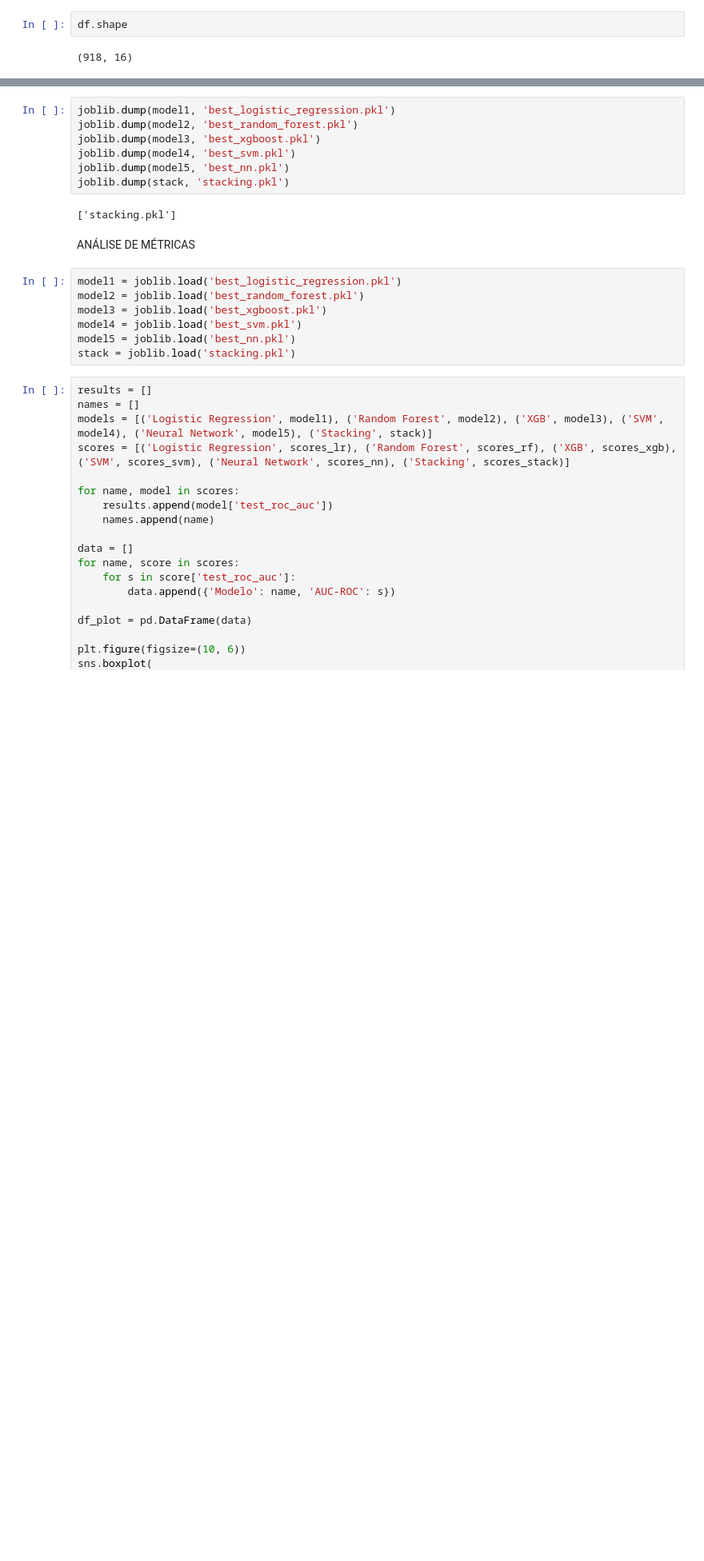
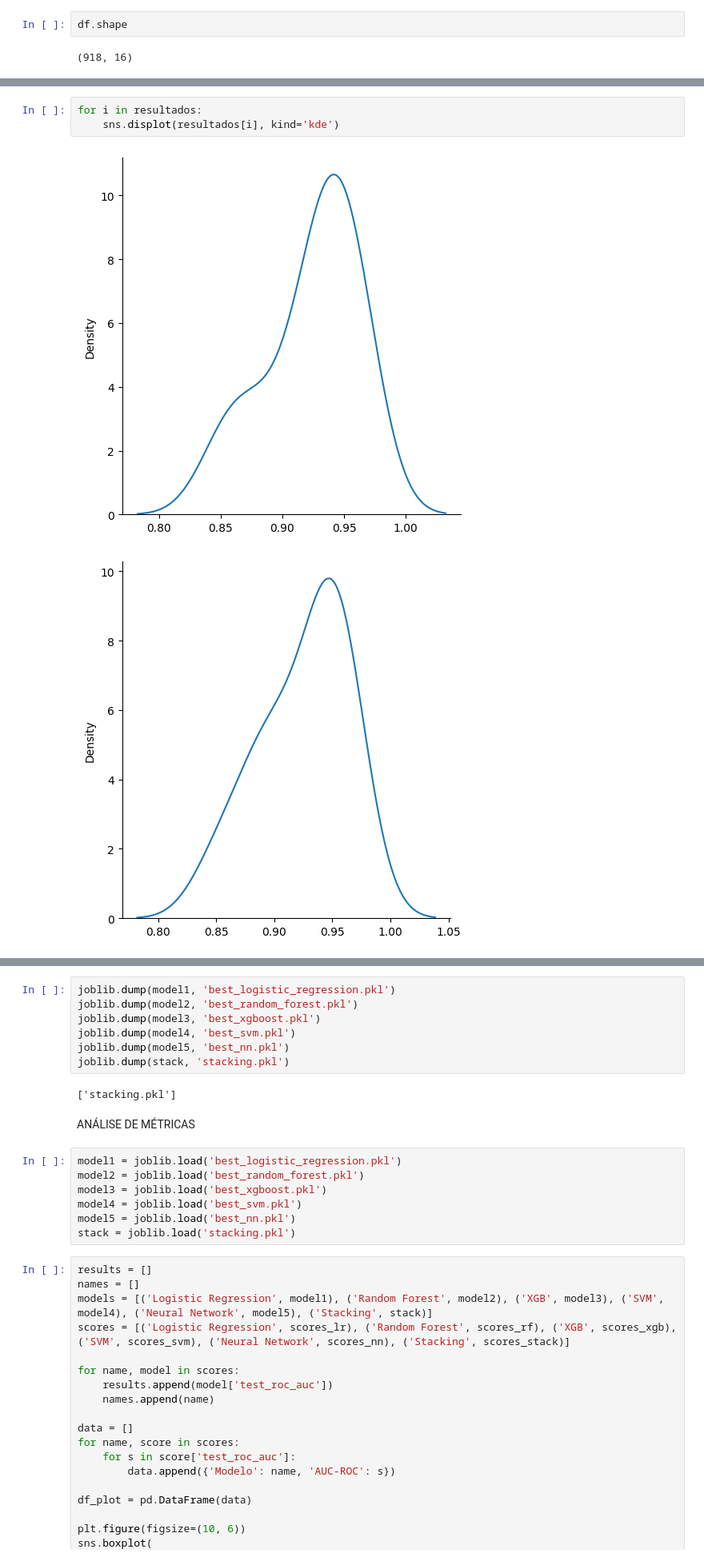
Before and after one commit to malf75/Heart-Failure-ML, a Jupyter notebook: heartdisease.ipynb, the cells around one changed output, grey strips where cells are left out. Shown at 80% size. Cells and saved outputs as stored; diff of their text form; blank space fills up the shorter version.

```diff
--- a/heartdisease.ipynb
+++ b/heartdisease.ipynb
@@ -704,0 +726,6 @@ Train AUC vs Test AUC: 0.9704439023320962 vs 0.9313331409212416
+# %%
+for i in resultados:
+    sns.displot(resultados[i], kind='kde')
+# %% [output]
+[figure, added]
+[figure, added]
```
Also changed, not shown: parts of 22 cells of this notebook, 22 other files.
